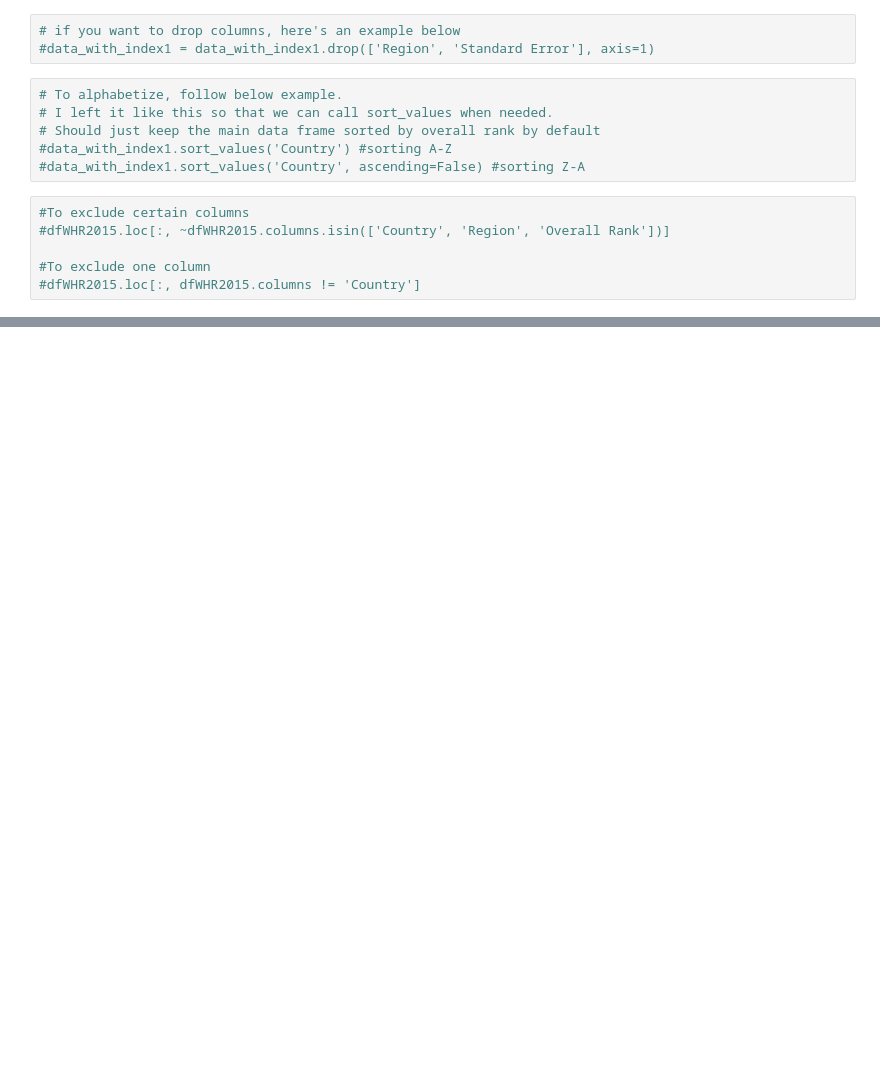
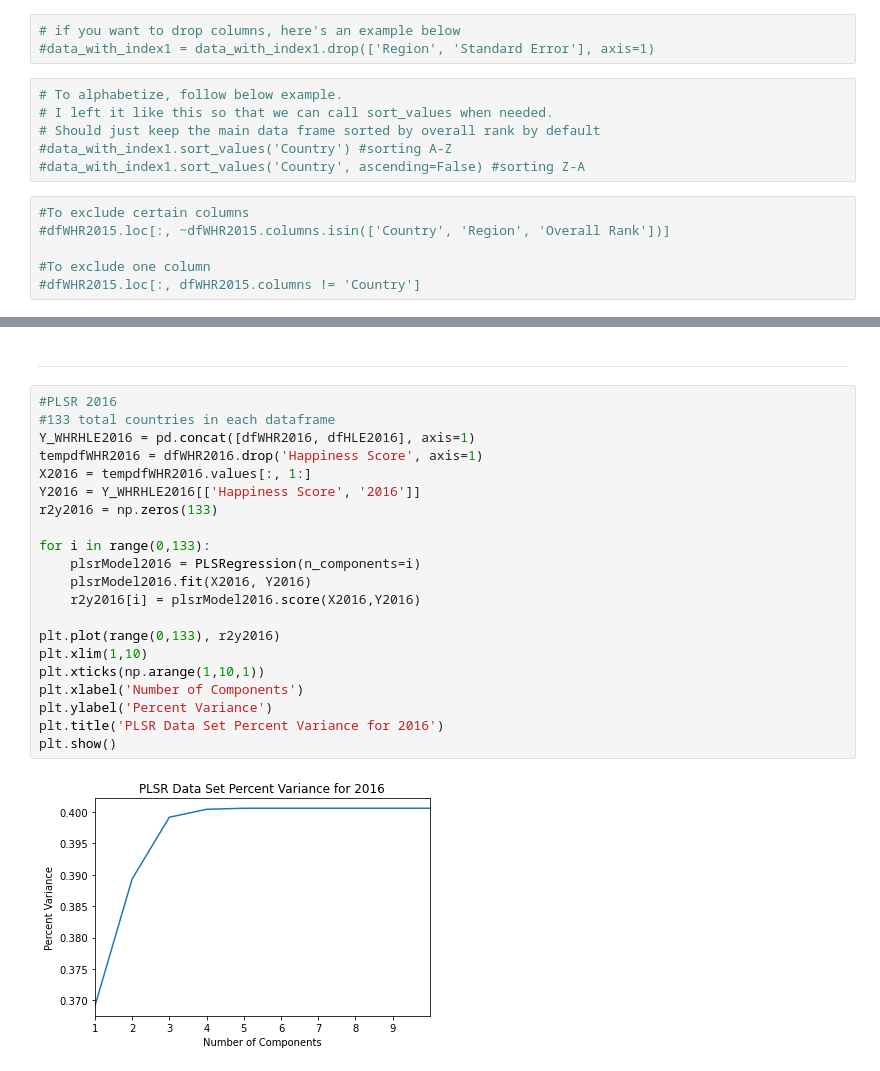
Before and after one commit to SourBob39/Happy_Planet_Analysis, a Jupyter notebook: Happiness-Metrics-for-Global-Life-Expectancy-Predictive-Analysis.ipynb, the cells around one changed output, grey strips where cells are left out. Drawn from its saved outputs; the diff is of its cells as text; blank space fills up the shorter version.

```diff
--- a/Happiness-Metrics-for-Global-Life-Expectancy-Predictive-Analysis.ipynb
+++ b/Happiness-Metrics-for-Global-Life-Expectancy-Predictive-Analysis.ipynb
@@ -294,0 +234,25 @@ variance90 = 0
+# %% [markdown]
+------------
+# %%
+#PLSR 2016
+#133 total countries in each dataframe
+Y_WHRHLE2016 = pd.concat([dfWHR2016, dfHLE2016], axis=1)
+tempdfWHR2016 = dfWHR2016.drop('Happiness Score', axis=1)
+X2016 = tempdfWHR2016.values[:, 1:]
+Y2016 = Y_WHRHLE2016[['Happiness Score', '2016']]
+r2y2016 = np.zeros(133)
+
+for i in range(0,133):
+    plsrModel2016 = PLSRegression(n_components=i)
+    plsrModel2016.fit(X2016, Y2016)
+    r2y2016[i] = plsrModel2016.score(X2016,Y2016)
+
+plt.plot(range(0,133), r2y2016)
+plt.xlim(1,10)
+plt.xticks(np.arange(1,10,1))
+plt.xlabel('Number of Components')
+plt.ylabel('Percent Variance')
+plt.title('PLSR Data Set Percent Variance for 2016')
+plt.show()
+# %% [output]
+[figure, added]
```
Also changed, not shown: parts of 22 cells of this notebook, 2 other files.
